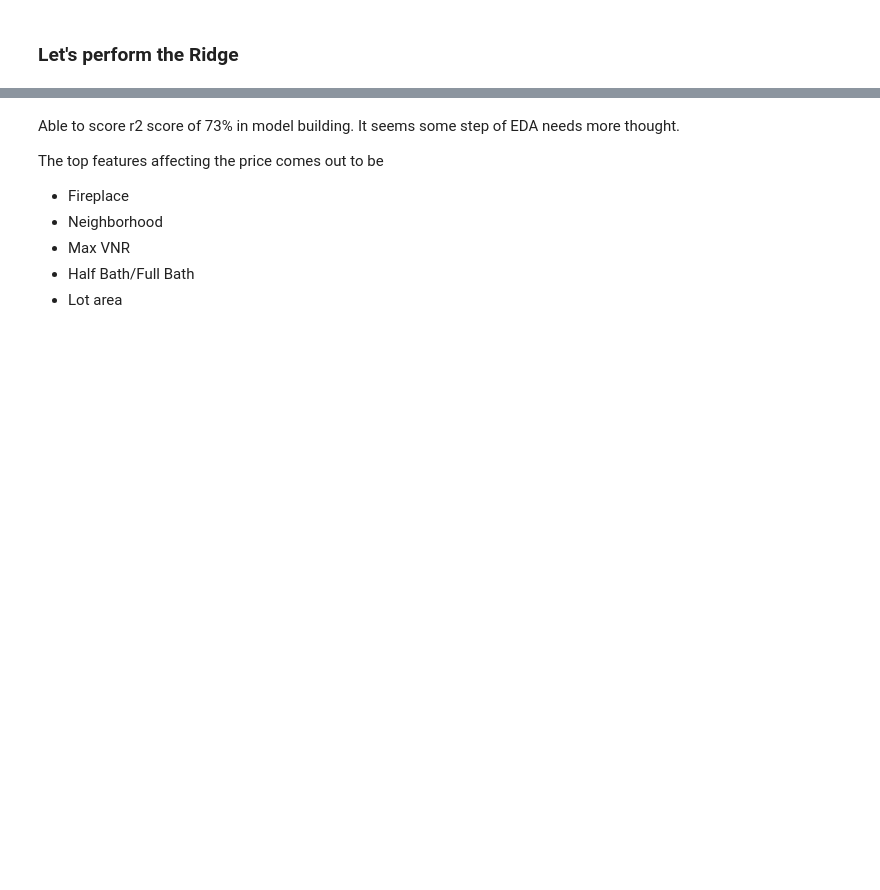
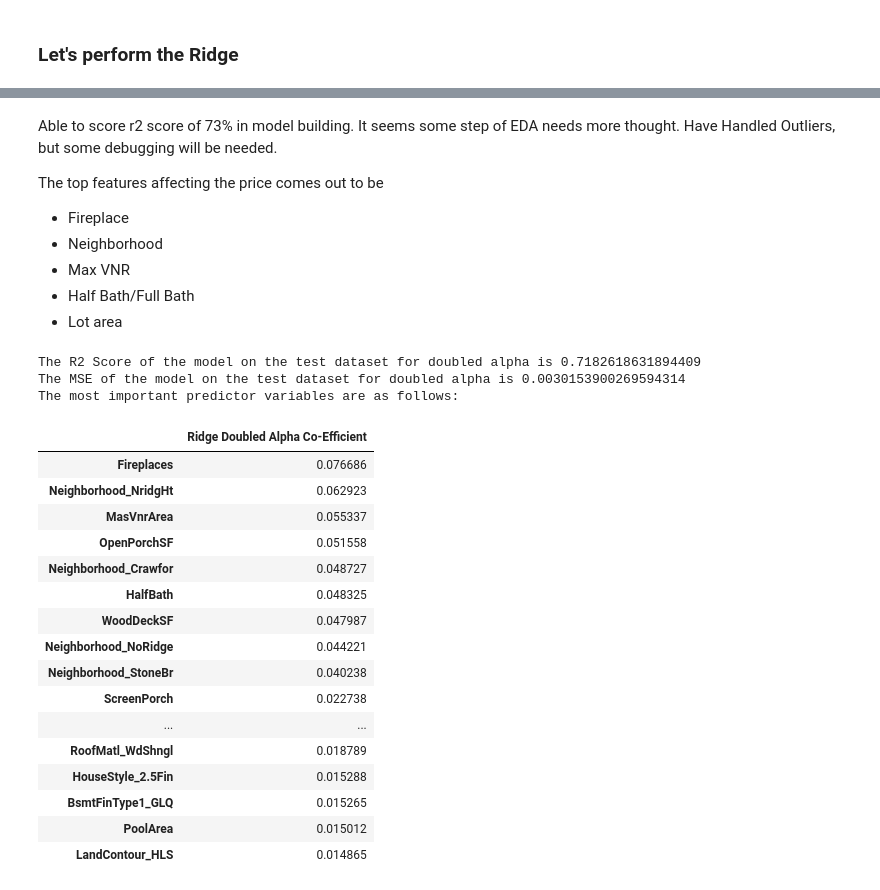
Before and after one commit to Priyesh17/advanced-regression-assign, a Jupyter notebook: advanced-regression.ipynb, the cells around one changed output, grey strips where cells are left out. Saved outputs shown, nothing was run; the diff lists cells and outputs as text; code cells hidden in the pictures; blank space fills up the shorter version.

```diff
--- a/advanced-regression.ipynb
+++ b/advanced-regression.ipynb
@@ -607,5 +682,5 @@ lasso_final2
 # %% [markdown]
-Able to score r2 score of 73% in model building. It seems some step of EDA needs more thought.
+Able to score r2 score of 73% in model building. It seems some step of EDA needs more thought. Have Handled Outliers, but some debugging will be needed.
 
 The top features affecting the price comes out to be
 - Fireplace
@@ -613,3 +688,38 @@ The top features affecting the price comes out to be
 - Max VNR
 - Half Bath/Full Bath
 - Lot area
+# %%
+# Lets set Ridge to 8 and see the model performance.
+ridge_double = Ridge(alpha=8,random_state=100)
+ridge_double.fit(X_train_rfe2,y_train)
+ridge_double_coef = ridge_double.coef_
+y_test_pred = ridge_double.predict(X_test_rfe2)
+print('The R2 Score of the model on the test dataset for doubled alpha is',r2_score(y_test, y_test_pred))
+print('The MSE of the model on the test dataset for doubled alpha is', mean_squared_error(y_test, y_test_pred))
+ridge_double_coeff = pd.DataFrame(np.atleast_2d(ridge_double_coef),columns=X_train_rfe2.columns)
+ridge_double_coeff = ridge_double_coeff.T
+ridge_double_coeff.rename(columns={0: 'Ridge Doubled Alpha Co-Efficient'},inplace=True)
+ridge_double_coeff.sort_values(by=['Ridge Doubled Alpha Co-Efficient'], ascending=False,inplace=True)
+print('The most important predictor variables are as follows:')
+ridge_double_coeff.head(20)
+# %% [output]
+The R2 Score of the model on the test dataset for doubled alpha is 0.7182618631894409
+The MSE of the model on the test dataset for doubled alpha is 0.0030153900269594314
+The most important predictor variables are as follows:
+|  | Ridge Doubled Alpha Co-Efficient |
+| Fireplaces | 0.076686 |
+| Neighborhood_NridgHt | 0.062923 |
+| MasVnrArea | 0.055337 |
+| OpenPorchSF | 0.051558 |
+| Neighborhood_Crawfor | 0.048727 |
+| HalfBath | 0.048325 |
+| WoodDeckSF | 0.047987 |
+| Neighborhood_NoRidge | 0.044221 |
+| Neighborhood_StoneBr | 0.040238 |
+| ScreenPorch | 0.022738 |
+| ... | ... |
+| RoofMatl_WdShngl | 0.018789 |
+| HouseStyle_2.5Fin | 0.015288 |
+| BsmtFinType1_GLQ | 0.015265 |
+| PoolArea | 0.015012 |
+| LandContour_HLS | 0.014865 |
```
Also changed, not shown: parts of 17 cells of this notebook, 2 other files.
